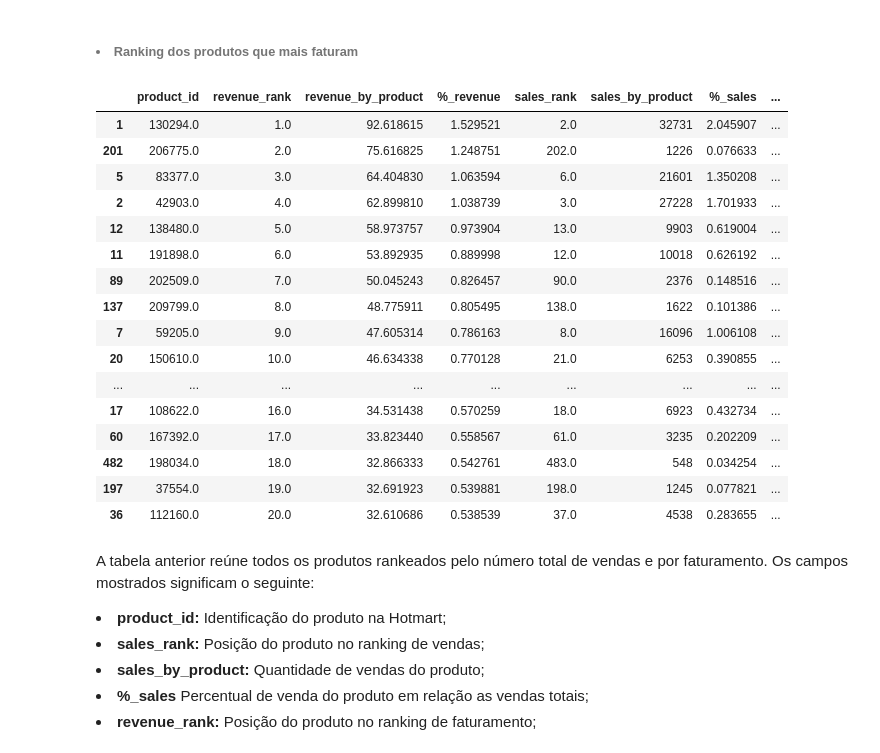
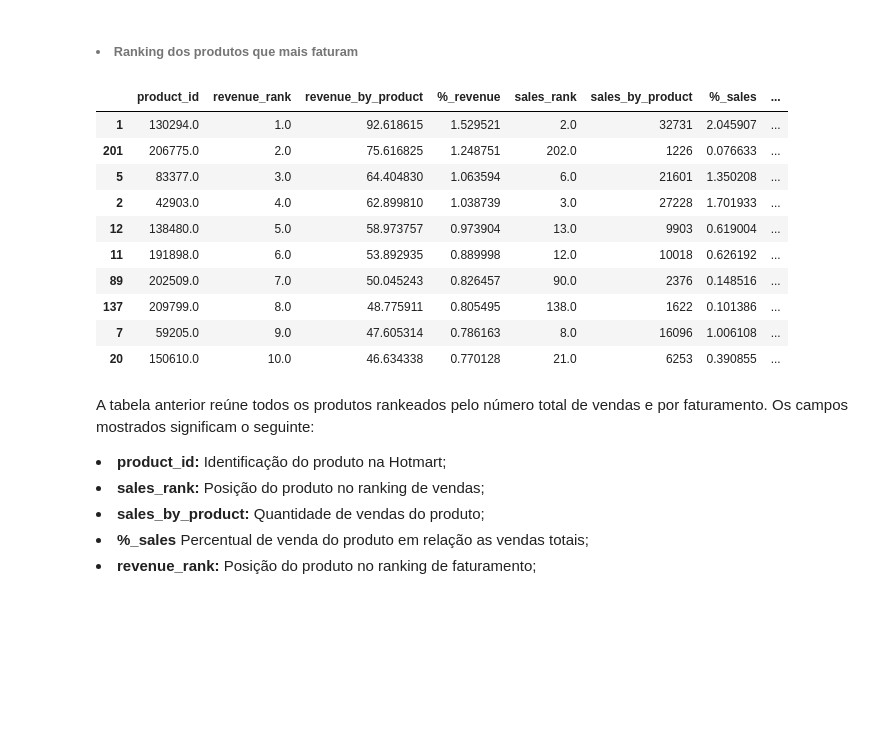
Before and after one commit to gPass0s/2016-Hotmart-sales-analysis, a Jupyter notebook: analysis.ipynb, the cells around one changed output. Cells and saved outputs as stored; diff of their text form; code cells hidden in the pictures; blank space fills up the shorter version.

```diff
--- a/analysis.ipynb
+++ b/analysis.ipynb
@@ -186,29 +178,23 @@ len(by_products)
 # %%
 # Ordena os produtos por faturamento
 by_products = by_products.sort_values(by=['%_revenue'],ascending=False)
 # Reordenação das colunas
 output = by_products[['product_id','revenue_rank','revenue_by_product','%_revenue',
              'sales_rank','sales_by_product','%_sales',
-             'product_niche','product_category','purchase_device']].head(20)
+             'product_niche','product_category','purchase_device']].head(10)
 output
 # %% [output]
 |  | product_id | revenue_rank | revenue_by_product | %_revenue | sales_rank | sales_by_product | %_sales | ... |
 | 1 | 130294.0 | 1.0 | 92.618615 | 1.529521 | 2.0 | 32731 | 2.045907 | ... |
 | 201 | 206775.0 | 2.0 | 75.616825 | 1.248751 | 202.0 | 1226 | 0.076633 | ... |
 | 5 | 83377.0 | 3.0 | 64.404830 | 1.063594 | 6.0 | 21601 | 1.350208 | ... |
 | 2 | 42903.0 | 4.0 | 62.899810 | 1.038739 | 3.0 | 27228 | 1.701933 | ... |
 | 12 | 138480.0 | 5.0 | 58.973757 | 0.973904 | 13.0 | 9903 | 0.619004 | ... |
 | 11 | 191898.0 | 6.0 | 53.892935 | 0.889998 | 12.0 | 10018 | 0.626192 | ... |
 | 89 | 202509.0 | 7.0 | 50.045243 | 0.826457 | 90.0 | 2376 | 0.148516 | ... |
 | 137 | 209799.0 | 8.0 | 48.775911 | 0.805495 | 138.0 | 1622 | 0.101386 | ... |
 | 7 | 59205.0 | 9.0 | 47.605314 | 0.786163 | 8.0 | 16096 | 1.006108 | ... |
 | 20 | 150610.0 | 10.0 | 46.634338 | 0.770128 | 21.0 | 6253 | 0.390855 | ... |
-| ... | ... | ... | ... | ... | ... | ... | ... | ... |
-| 17 | 108622.0 | 16.0 | 34.531438 | 0.570259 | 18.0 | 6923 | 0.432734 | ... |
-| 60 | 167392.0 | 17.0 | 33.823440 | 0.558567 | 61.0 | 3235 | 0.202209 | ... |
-| 482 | 198034.0 | 18.0 | 32.866333 | 0.542761 | 483.0 | 548 | 0.034254 | ... |
-| 197 | 37554.0 | 19.0 | 32.691923 | 0.539881 | 198.0 | 1245 | 0.077821 | ... |
-| 36 | 112160.0 | 20.0 | 32.610686 | 0.538539 | 37.0 | 4538 | 0.283655 | ... |
 # %% [markdown]
 <div style="text-align: justify; LINE-HEIGHT:30px; FONT-FAMILY:Arial;text-indent:30px"> A tabela anterior reúne todos os produtos rankeados pelo número total de vendas e por faturamento. Os campos mostrados significam o seguinte:
      <p style="margin-left: 40px">
```
Also changed, not shown: parts of 44 cells of this notebook.
